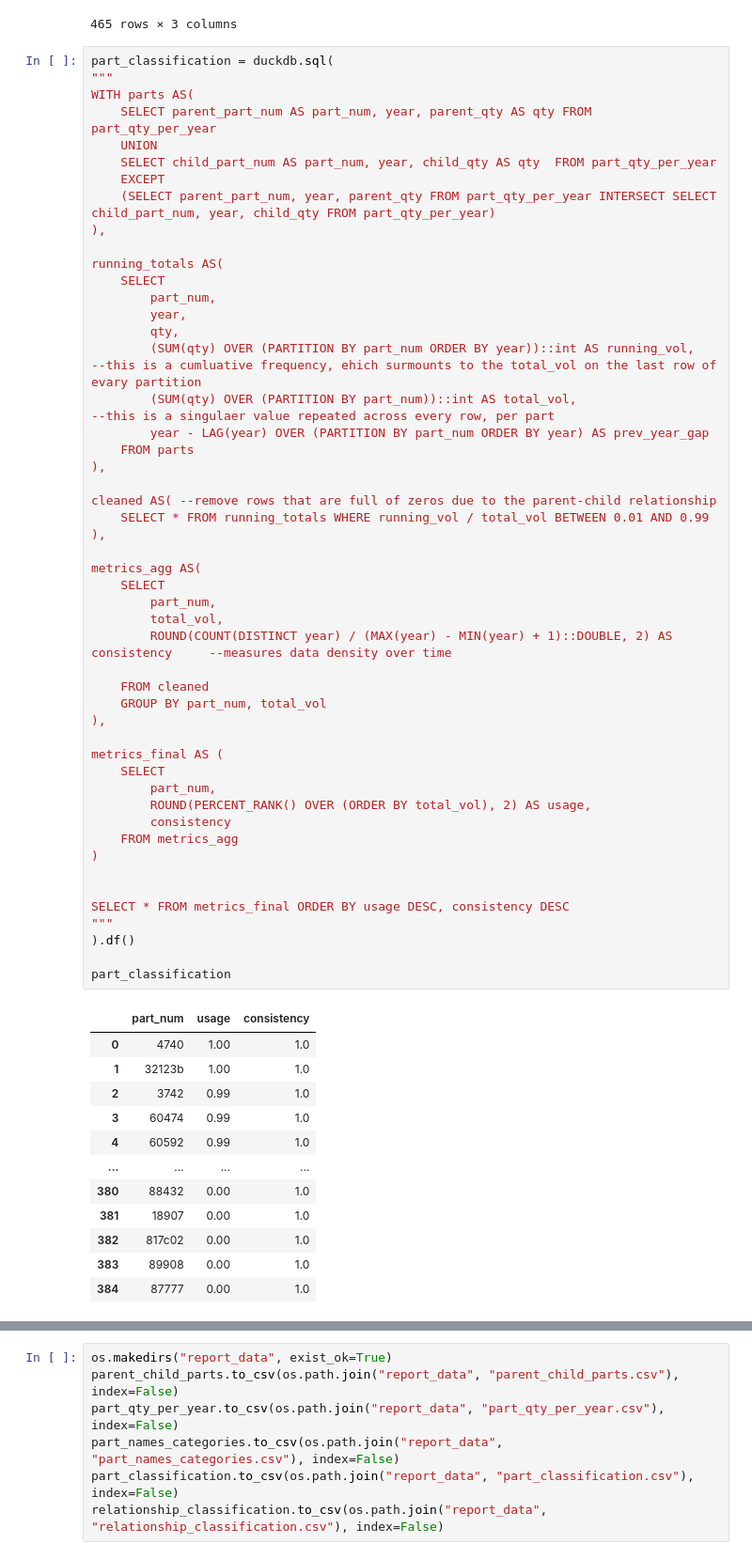
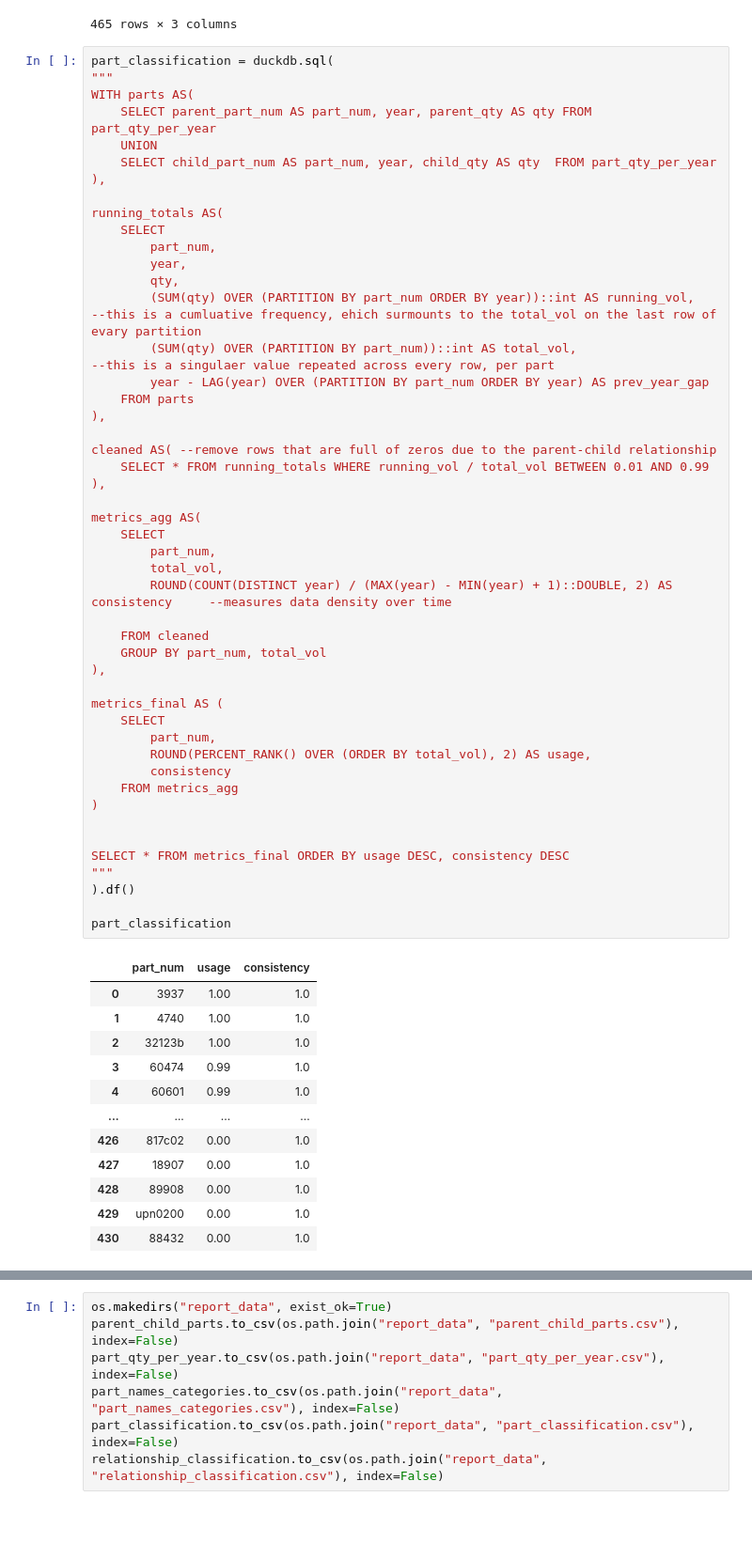
Before and after one commit to r4y856/Lego-Parts-Analysis, a Jupyter notebook: data_analysis_1.ipynb, the cells around one changed output, grey strips where cells are left out. Shown at 94% size. Drawn from its saved outputs; the diff is of its cells as text; blank space fills up the shorter version.

Commit message:
part classification now classifies all required parts; some were missing

```diff
--- a/data_analysis_1.ipynb
+++ b/data_analysis_1.ipynb
@@ -226,8 +226,6 @@ WITH parts AS(
     SELECT parent_part_num AS part_num, year, parent_qty AS qty FROM part_qty_per_year
     UNION
     SELECT child_part_num AS part_num, year, child_qty AS qty  FROM part_qty_per_year
-    EXCEPT
-    (SELECT parent_part_num, year, parent_qty FROM part_qty_per_year INTERSECT SELECT child_part_num, year, child_qty FROM part_qty_per_year)
 ),
 
 running_totals AS(
@@ -244,41 +242,41 @@ running_totals AS(
 cleaned AS( --remove rows that are full of zeros due to the parent-child relationship
     SELECT * FROM running_totals WHERE running_vol / total_vol BETWEEN 0.01 AND 0.99
 ),
 
 metrics_agg AS(
     SELECT
         part_num,
         total_vol,
         ROUND(COUNT(DISTINCT year) / (MAX(year) - MIN(year) + 1)::DOUBLE, 2) AS consistency     --measures data density over time
 
     FROM cleaned
     GROUP BY part_num, total_vol
 ),
 
 metrics_final AS (
     SELECT
         part_num,
         ROUND(PERCENT_RANK() OVER (ORDER BY total_vol), 2) AS usage,
         consistency
     FROM metrics_agg
 )
 
 
 SELECT * FROM metrics_final ORDER BY usage DESC, consistency DESC
 """
 ).df()
 
 part_classification
 # %% [output]
 |  | part_num | usage | consistency |
-| 0 | 4740 | 1.00 | 1.0 |
-| 1 | 32123b | 1.00 | 1.0 |
-| 2 | 3742 | 0.99 | 1.0 |
+| 0 | 3937 | 1.00 | 1.0 |
+| 1 | 4740 | 1.00 | 1.0 |
+| 2 | 32123b | 1.00 | 1.0 |
 | 3 | 60474 | 0.99 | 1.0 |
-| 4 | 60592 | 0.99 | 1.0 |
+| 4 | 60601 | 0.99 | 1.0 |
 | ... | ... | ... | ... |
-| 380 | 88432 | 0.00 | 1.0 |
-| 381 | 18907 | 0.00 | 1.0 |
-| 382 | 817c02 | 0.00 | 1.0 |
-| 383 | 89908 | 0.00 | 1.0 |
-| 384 | 87777 | 0.00 | 1.0 |
+| 426 | 817c02 | 0.00 | 1.0 |
+| 427 | 18907 | 0.00 | 1.0 |
+| 428 | 89908 | 0.00 | 1.0 |
+| 429 | upn0200 | 0.00 | 1.0 |
+| 430 | 88432 | 0.00 | 1.0 |
```
Also changed, not shown: parts of 2 cells of this notebook.
